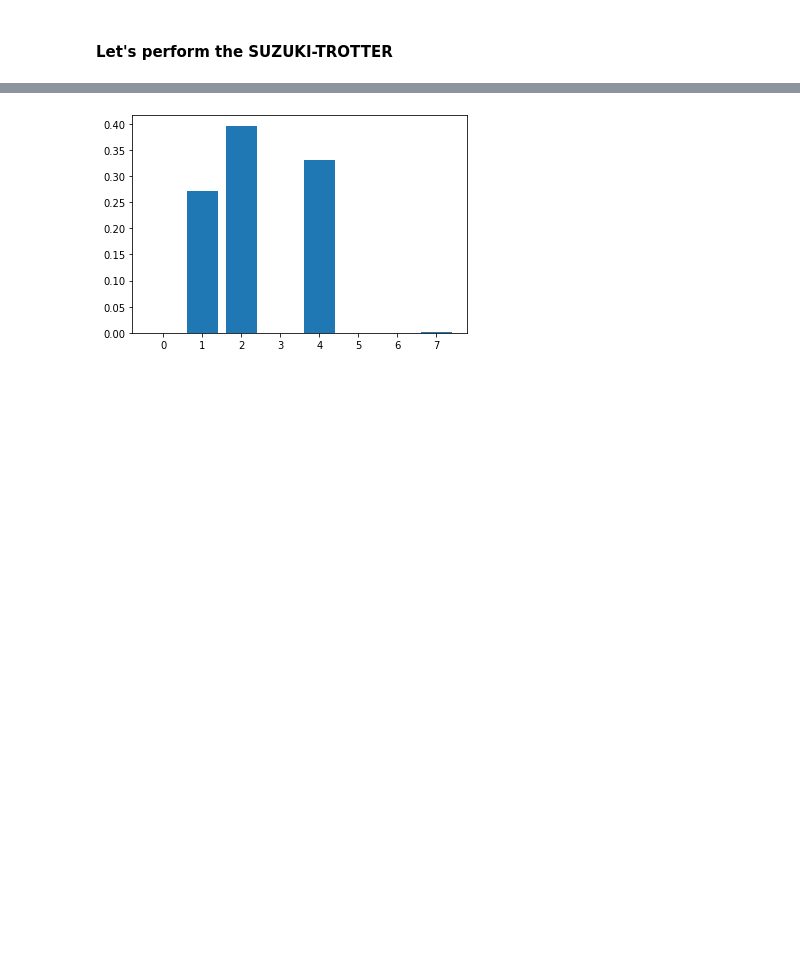
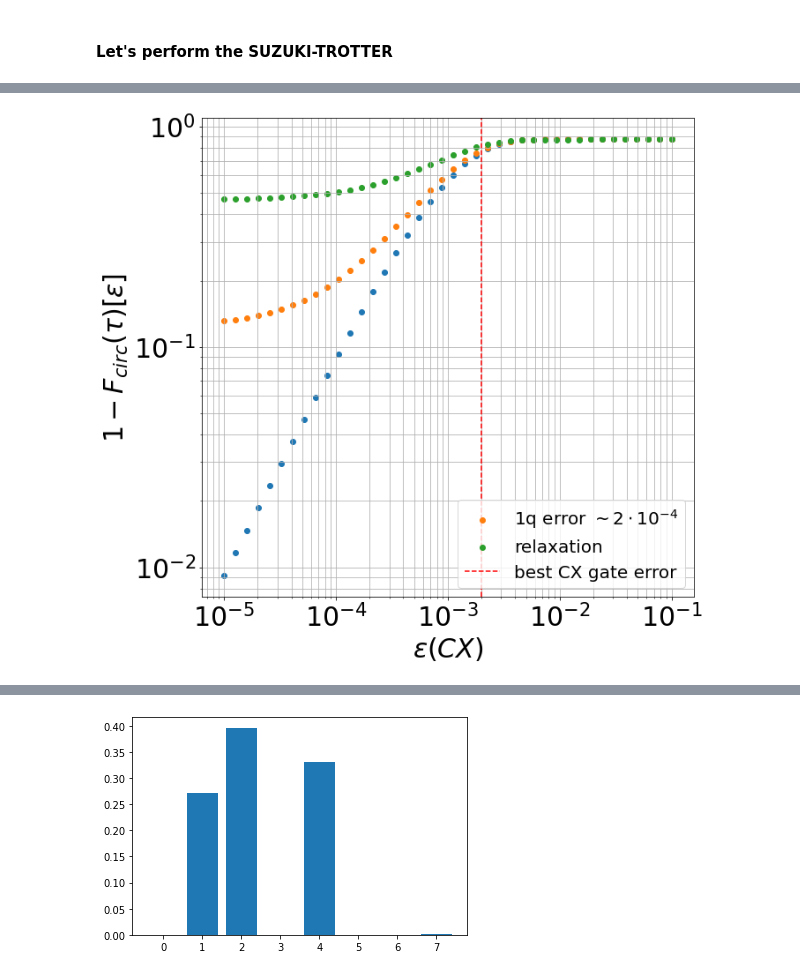
Before and after one commit to emacosta95/2nd_qa4nsm, a Jupyter notebook: ImplementationonQiskit.ipynb, the cells around one changed output, grey strips where cells are left out. Saved outputs shown, nothing was run; the diff lists cells and outputs as text; code cells hidden in the pictures; blank space fills up the shorter version.

```diff
--- a/ImplementationonQiskit.ipynb
+++ b/ImplementationonQiskit.ipynb
@@ -159,13 +164,0 @@ hamiltonian_eval = hamiltonian_s.assign_parameters({s: dt})
-# %%
-from qiskit.quantum_info import  commutator
-
-
-# Define the total particle number operator N
-z_op = [("Z", [i], -0.5) for i in range(n_qubits)]
-identity=[("I", [i], 0.5) for i in range(n_qubits)]
-n_operator=SparsePauliOp.from_sparse_list([*z_op,], num_qubits=n_qubits)
-
-# Compute the commutator [H, N]
-commutator_result = commutator(hamiltonian_eval, n_operator).simplify()
-
-print(commutator_result)
@@ -296,0 +489,18 @@ transpiled_initial_state_v0.draw()
+# %%
+#plt.plot(cx_error_rates,infidelity[-1]-infidelity)
+plt.figure(figsize=(10,10))
+plt.scatter(cx_error_rates,infidelity)
+plt.scatter(cx_error_rates,infidelity_1qerror,label='1q error $\sim 2 \cdot 10^{-4}$')
+plt.scatter(cx_error_rates,infidelity_dec,label='relaxation')
+plt.axvline(x=2*10**-3,color='red',linestyle='--',label='best CX gate error')
+plt.legend(fontsize=20)
+plt.loglog()
+plt.grid(which='minor')
+plt.grid(which='major')
+plt.tick_params(labelsize=30)
+plt.xlabel(r'$\epsilon(CX)$',fontsize=30)
+plt.ylabel(r'$1-F_{circ}(\tau)[\epsilon]$',fontsize=30)
+
+plt.show()
+# %% [output]
+[figure, added]
```
Also changed, not shown: parts of 38 cells of this notebook, 3 other files.
